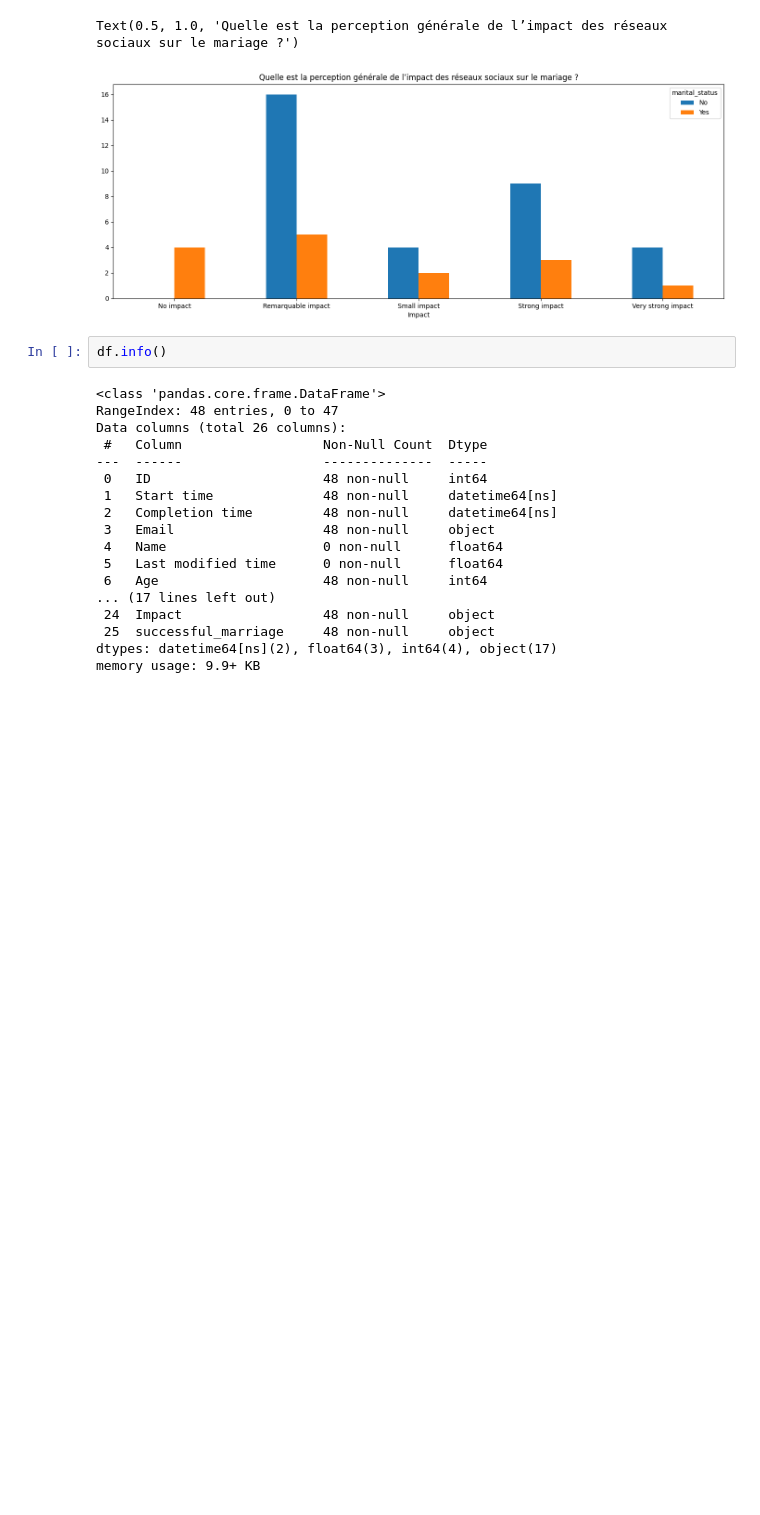
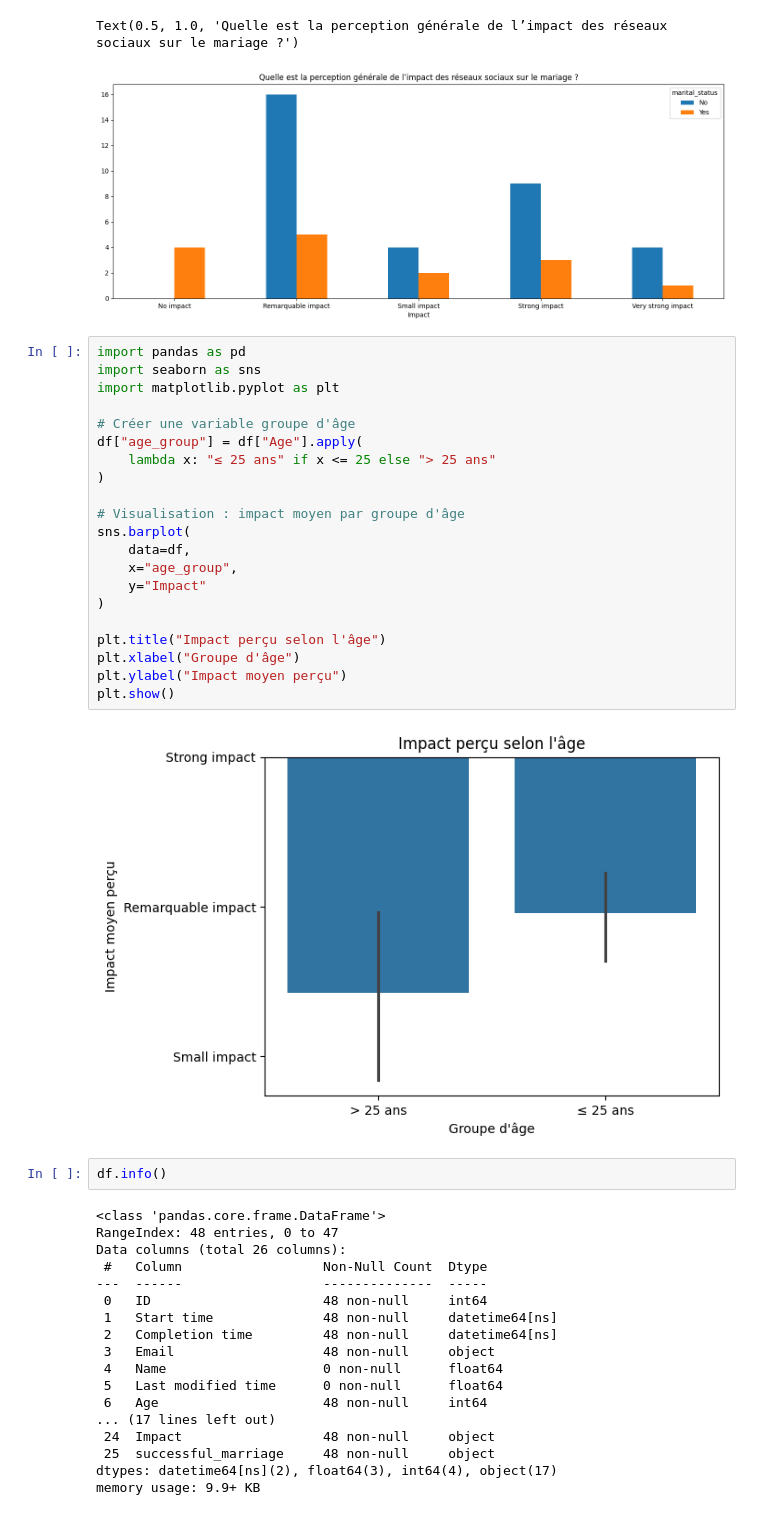
Before and after one commit to Azizbennacer/Survey-analysis, a Jupyter notebook: notebooks/analysis.ipynb, the cells around one changed output. Saved outputs shown, nothing was run; the diff lists cells and outputs as text; blank space fills up the shorter version.

```diff
--- a/notebooks/analysis.ipynb
+++ b/notebooks/analysis.ipynb
@@ -278,6 +278,29 @@ plt.title("Quelle est la perception générale de l’impact des réseaux sociau
 # %% [output]
 Text(0.5, 1.0, 'Quelle est la perception générale de l’impact des réseaux sociaux sur le mariage ?')
 [figure]
+# %%
+import pandas as pd
+import seaborn as sns
+import matplotlib.pyplot as plt
+
+# Créer une variable groupe d'âge
+df["age_group"] = df["Age"].apply(
+    lambda x: "≤ 25 ans" if x <= 25 else "> 25 ans"
+)
+
+# Visualisation : impact moyen par groupe d'âge
+sns.barplot(
+    data=df,
+    x="age_group",
+    y="Impact"
+)
+
+plt.title("Impact perçu selon l'âge")
+plt.xlabel("Groupe d'âge")
+plt.ylabel("Impact moyen perçu")
+plt.show()
+# %% [output]
+[figure, added]
 # %%
 df.info()
 # %% [output]
```
